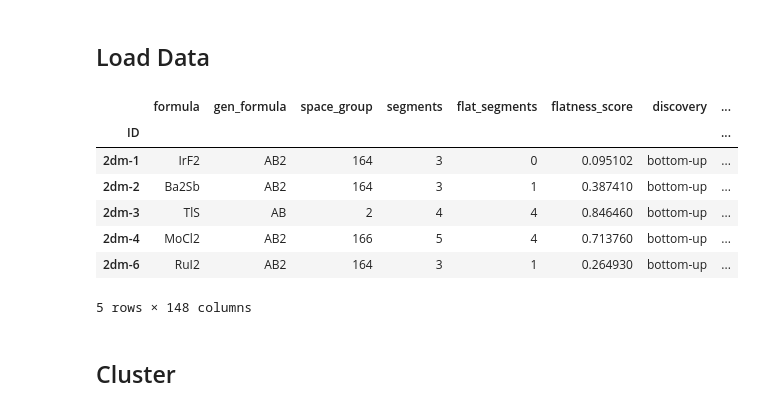
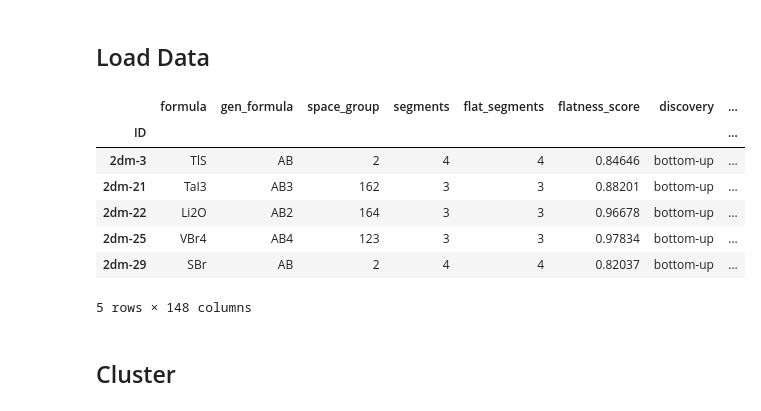
Before and after one commit to ThomasWarford/band-fingerprint, a Jupyter notebook: analysis/template.ipynb, the cells around one changed output. Drawn from its saved outputs; the diff is of its cells as text; code cells hidden in the pictures.

```diff
--- a/analysis/template.ipynb
+++ b/analysis/template.ipynb
@@ -16,20 +15,23 @@ from src.cluster_plotters import plot_cluster_ellipses, plot_groups
 FINGERPRINT_NAME = "all_k_branches_histogram_-8_to_8_normed"
 FINGERPRINT_LENGTH = 120
 PERPLEXITY = 30
+FLAT_ONLY = True
 INPUT_NAME = f"{FINGERPRINT_NAME}_perplexity_{PERPLEXITY}_length_{FINGERPRINT_LENGTH}.csv"
 # %% [markdown]
 ## Load Data
 # %%
 df = pd.read_csv(f"../fingerprints/{INPUT_NAME}", index_col="ID")
+if FLAT_ONLY:
+    df = df[df.horz_flat_seg>0]
 df.head()
 # %% [output]
 |  | formula | gen_formula | space_group | segments | flat_segments | flatness_score | discovery | ... |
 | ID |  |  |  |  |  |  |  | ... |
-| 2dm-1 | IrF2 | AB2 | 164 | 3 | 0 | 0.095102 | bottom-up | ... |
-| 2dm-2 | Ba2Sb | AB2 | 164 | 3 | 1 | 0.387410 | bottom-up | ... |
-| 2dm-3 | TlS | AB | 2 | 4 | 4 | 0.846460 | bottom-up | ... |
-| 2dm-4 | MoCl2 | AB2 | 166 | 5 | 4 | 0.713760 | bottom-up | ... |
-| 2dm-6 | RuI2 | AB2 | 164 | 3 | 1 | 0.264930 | bottom-up | ... |
+| 2dm-3 | TlS | AB | 2 | 4 | 4 | 0.84646 | bottom-up | ... |
+| 2dm-21 | TaI3 | AB3 | 162 | 3 | 3 | 0.88201 | bottom-up | ... |
+| 2dm-22 | Li2O | AB2 | 164 | 3 | 3 | 0.96678 | bottom-up | ... |
+| 2dm-25 | VBr4 | AB4 | 123 | 3 | 3 | 0.97834 | bottom-up | ... |
+| 2dm-29 | SBr | AB | 2 | 4 | 4 | 0.82037 | bottom-up | ... |
 5 rows × 148 columns
 # %% [markdown]
 ## Cluster
```
Also changed, not shown: parts of 2 cells of this notebook.
